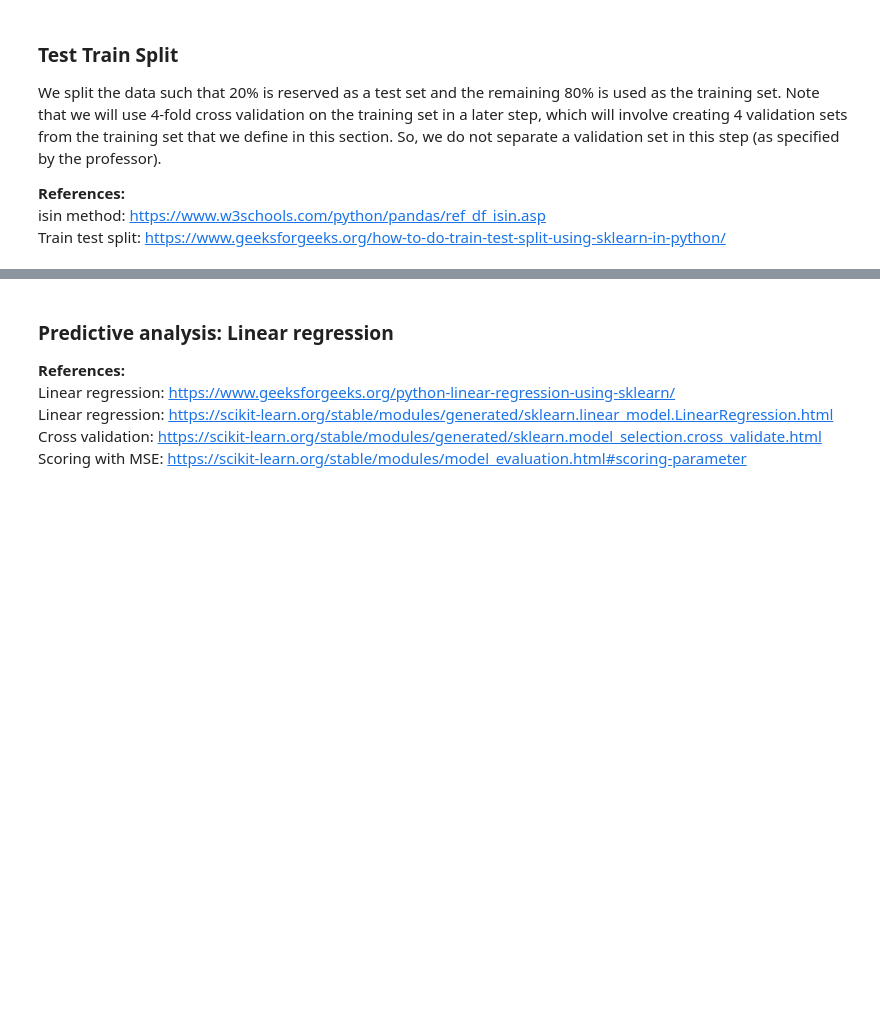
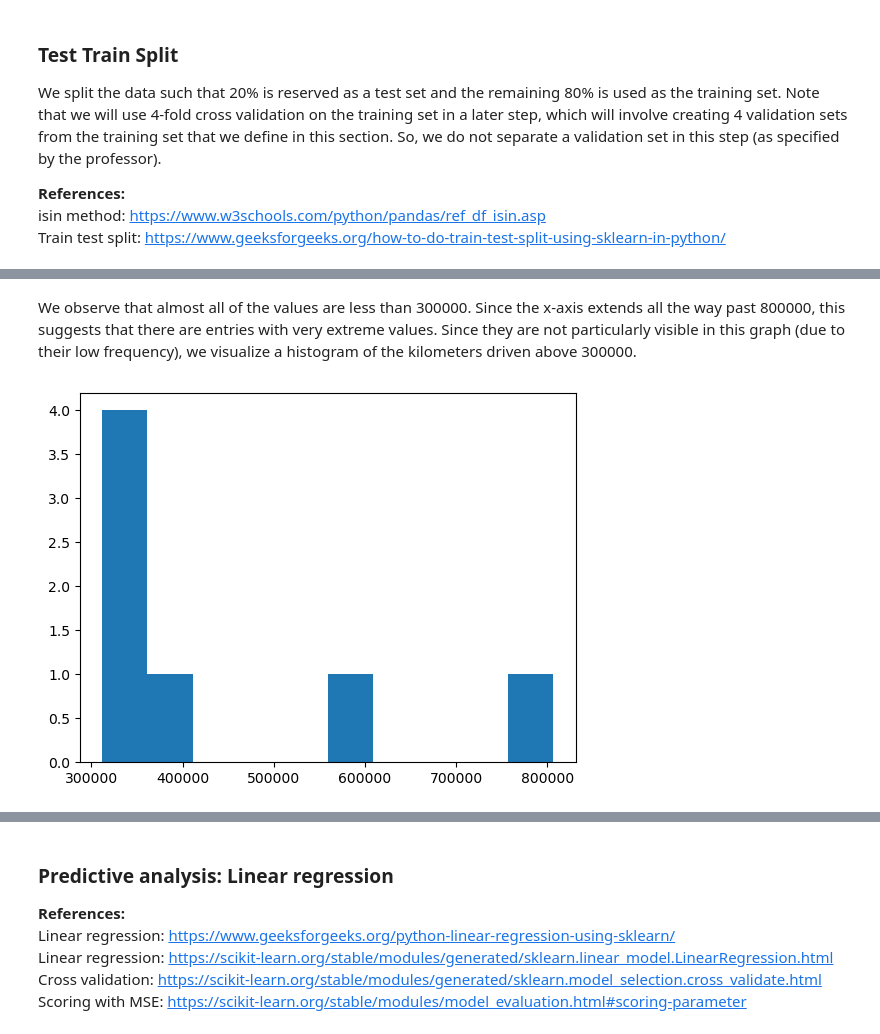
Before and after one commit to Natasa127/CSI4142-A3, a Jupyter notebook: Regression.ipynb, the cells around one changed output, grey strips where cells are left out. Drawn from its saved outputs; the diff is of its cells as text; code cells hidden in the pictures; blank space fills up the shorter version.

```diff
--- a/Regression.ipynb
+++ b/Regression.ipynb
@@ -361,0 +371,7 @@ doing this later too
+# %% [markdown]
+We observe that almost all of the values are less than 300000. Since the x-axis extends all the way past 800000, this suggests that there are entries with very extreme values. Since they are not particularly visible in this graph (due to their low frequency), we visualize a histogram of the kilometers driven above 300000.
+# %%
+plt.hist(car_df_encoded[car_df_encoded['km_driven'] > 300000]['km_driven'])
+plt.show()
+# %% [output]
+[figure, added]
```
Also changed, not shown: parts of 13 cells of this notebook.
